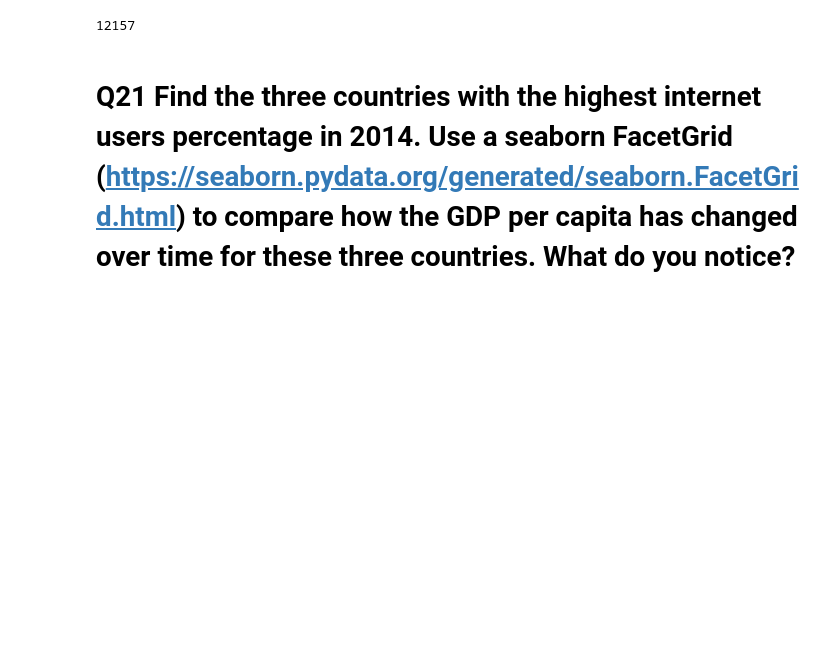
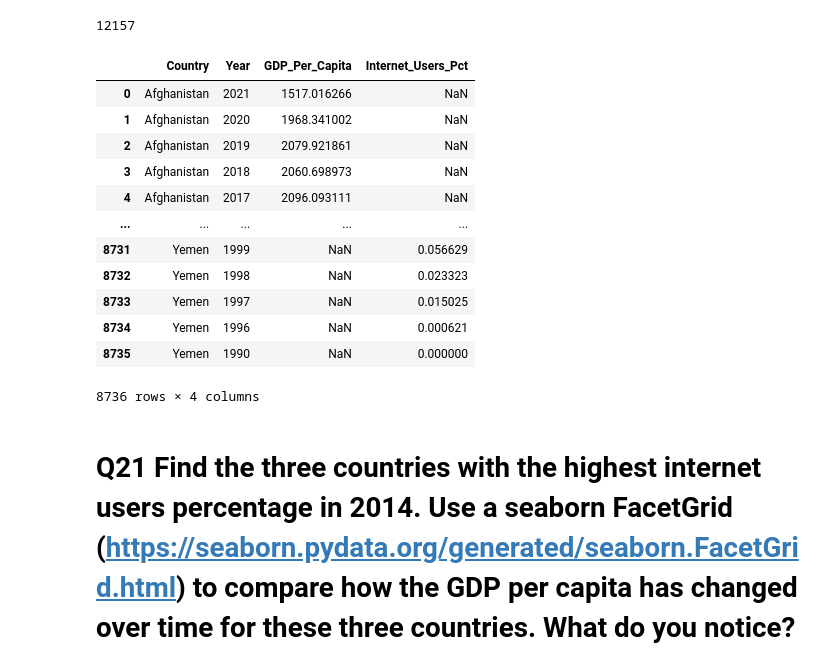
Before and after one commit to NSS-Data-Analytics-Cohort-11/undata-Timothyspratt, a Jupyter notebook: notebook/UN_data_project_DA11.ipynb, the cells around one changed output. Drawn from its saved outputs; the diff is of its cells as text; code cells hidden in the pictures; blank space fills up the shorter version.

```diff
--- a/notebook/UN_data_project_DA11.ipynb
+++ b/notebook/UN_data_project_DA11.ipynb
@@ -518,6 +518,24 @@ gdp_df_clean.shape[0] + internet_df_clean.shape[0]
 gdp_and_internet_use.shape[0]
 # %% [output]
 12157
+# %%
+# this should be the correct way
+gdp_and_internet_use_2 = gdp_df_clean.merge(internet_df_clean, how="outer", on=("Country", "Year"))
+gdp_and_internet_use_2
+# %% [output]
+|  | Country | Year | GDP_Per_Capita | Internet_Users_Pct |
+| 0 | Afghanistan | 2021 | 1517.016266 | NaN |
+| 1 | Afghanistan | 2020 | 1968.341002 | NaN |
+| 2 | Afghanistan | 2019 | 2079.921861 | NaN |
+| 3 | Afghanistan | 2018 | 2060.698973 | NaN |
+| 4 | Afghanistan | 2017 | 2096.093111 | NaN |
+| ... | ... | ... | ... | ... |
+| 8731 | Yemen | 1999 | NaN | 0.056629 |
+| 8732 | Yemen | 1998 | NaN | 0.023323 |
+| 8733 | Yemen | 1997 | NaN | 0.015025 |
+| 8734 | Yemen | 1996 | NaN | 0.000621 |
+| 8735 | Yemen | 1990 | NaN | 0.000000 |
+8736 rows × 4 columns
 # %% [markdown]
 # Q21 Find the three countries with the highest internet users percentage in 2014. Use a seaborn FacetGrid (https://seaborn.pydata.org/generated/seaborn.FacetGrid.html) to compare how the GDP per capita has changed over time for these three countries. What do you notice?
 # %%
```
Also changed, not shown: parts of 4 cells of this notebook.
